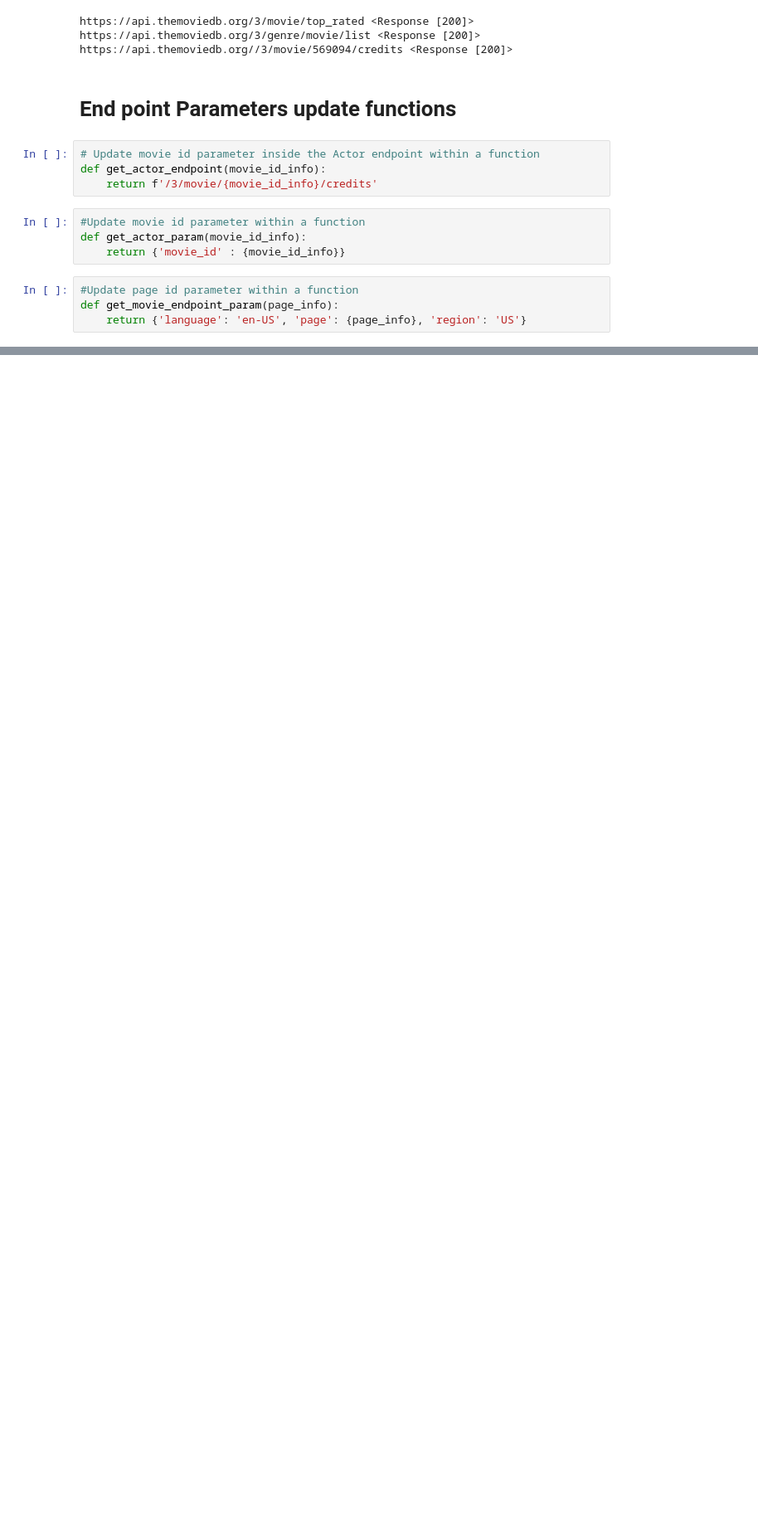
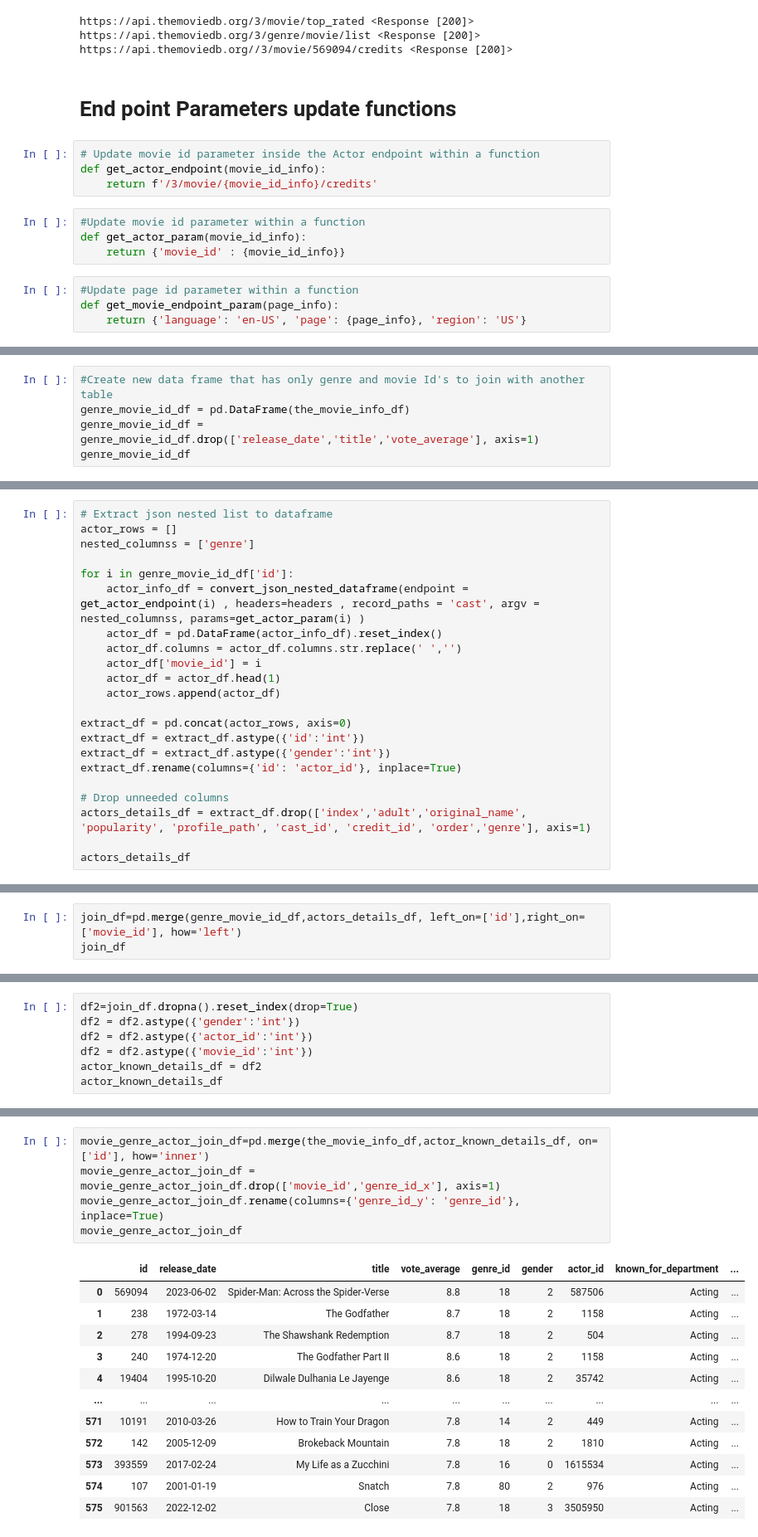
Before and after one commit to Bambi-Forest/tmdb-api-connection, a Jupyter notebook: The Movie Database API/connection.ipynb, the cells around one changed output, grey strips where cells are left out. Shown at 83% size. Cells and saved outputs as stored; diff of their text form; blank space fills up the shorter version.

```diff
--- a/The Movie Database API/connection.ipynb
+++ b/The Movie Database API/connection.ipynb
@@ -117,0 +235,5 @@ top_ten_paid_actors.head(10)
+# %%
+#Create new data frame that has only genre and movie Id's to join with another table
+genre_movie_id_df = pd.DataFrame(the_movie_info_df)
+genre_movie_id_df = genre_movie_id_df.drop(['release_date','title','vote_average'], axis=1)
+genre_movie_id_df
@@ -117,0 +301,22 @@ top_ten_paid_actors.head(10)
+# %%
+# Extract json nested list to dataframe
+actor_rows = []
+nested_columnss = ['genre']
+
+for i in genre_movie_id_df['id']:
+    actor_info_df = convert_json_nested_dataframe(endpoint = get_actor_endpoint(i) , headers=headers , record_paths = 'cast', argv = nested_columnss, params=get_actor_param(i) )
+    actor_df = pd.DataFrame(actor_info_df).reset_index()
+    actor_df.columns = actor_df.columns.str.replace(' ','')
+    actor_df['movie_id'] = i
+    actor_df = actor_df.head(1)
+    actor_rows.append(actor_df)
+
+extract_df = pd.concat(actor_rows, axis=0)
+extract_df = extract_df.astype({'id':'int'})
+extract_df = extract_df.astype({'gender':'int'})
+extract_df.rename(columns={'id': 'actor_id'}, inplace=True)
+
+# Drop unneeded columns
+actors_details_df = extract_df.drop(['index','adult','original_name', 'popularity', 'profile_path', 'cast_id', 'credit_id', 'order','genre'], axis=1)
+
+actors_details_df
@@ -117,0 +343,3 @@ top_ten_paid_actors.head(10)
+# %%
+join_df=pd.merge(genre_movie_id_df,actors_details_df, left_on=['id'],right_on=['movie_id'], how='left')
+join_df
@@ -117,0 +372,7 @@ top_ten_paid_actors.head(10)
+# %%
+df2=join_df.dropna().reset_index(drop=True)
+df2 = df2.astype({'gender':'int'})
+df2 = df2.astype({'actor_id':'int'})
+df2 = df2.astype({'movie_id':'int'})
+actor_known_details_df = df2
+actor_known_details_df
@@ -117,0 +395,18 @@ top_ten_paid_actors.head(10)
+# %%
+movie_genre_actor_join_df=pd.merge(the_movie_info_df,actor_known_details_df, on=['id'], how='inner')
+movie_genre_actor_join_df = movie_genre_actor_join_df.drop(['movie_id','genre_id_x'], axis=1)
+movie_genre_actor_join_df.rename(columns={'genre_id_y': 'genre_id'}, inplace=True)
+movie_genre_actor_join_df
+# %% [output]
+|  | id | release_date | title | vote_average | genre_id | gender | actor_id | known_for_department | ... |
+| 0 | 569094 | 2023-06-02 | Spider-Man: Across the Spider-Verse | 8.8 | 18 | 2 | 587506 | Acting | ... |
+| 1 | 238 | 1972-03-14 | The Godfather | 8.7 | 18 | 2 | 1158 | Acting | ... |
+| 2 | 278 | 1994-09-23 | The Shawshank Redemption | 8.7 | 18 | 2 | 504 | Acting | ... |
+| 3 | 240 | 1974-12-20 | The Godfather Part II | 8.6 | 18 | 2 | 1158 | Acting | ... |
+| 4 | 19404 | 1995-10-20 | Dilwale Dulhania Le Jayenge | 8.6 | 18 | 2 | 35742 | Acting | ... |
+| ... | ... | ... | ... | ... | ... | ... | ... | ... | ... |
+| 571 | 10191 | 2010-03-26 | How to Train Your Dragon | 7.8 | 14 | 2 | 449 | Acting | ... |
+| 572 | 142 | 2005-12-09 | Brokeback Mountain | 7.8 | 18 | 2 | 1810 | Acting | ... |
+| 573 | 393559 | 2017-02-24 | My Life as a Zucchini | 7.8 | 16 | 0 | 1615534 | Acting | ... |
+| 574 | 107 | 2001-01-19 | Snatch | 7.8 | 80 | 2 | 976 | Acting | ... |
+| 575 | 901563 | 2022-12-02 | Close | 7.8 | 18 | 3 | 3505950 | Acting | ... |
```
Also changed, not shown: parts of 38 cells of this notebook.
